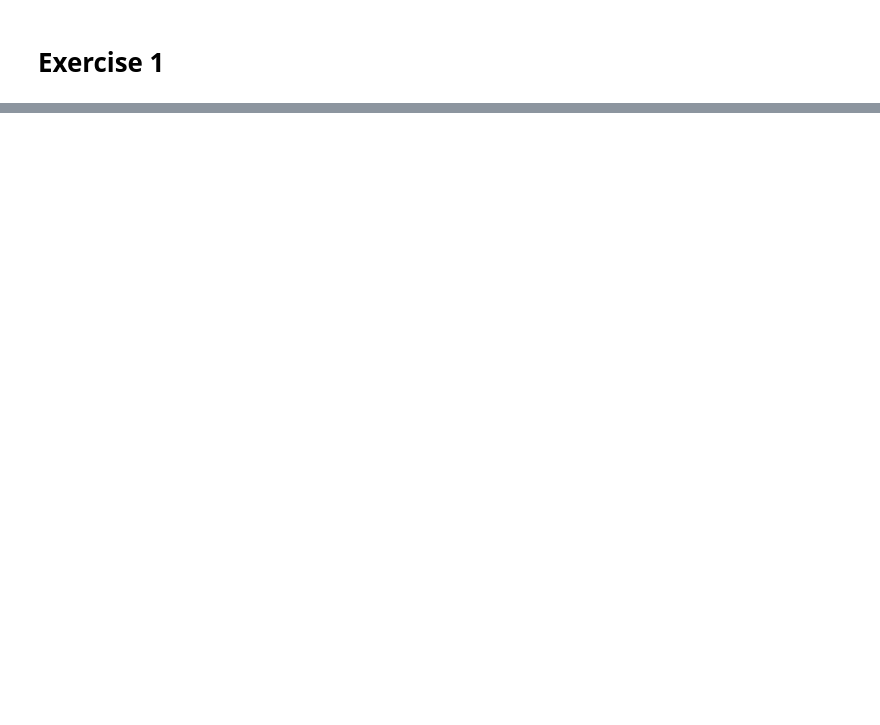
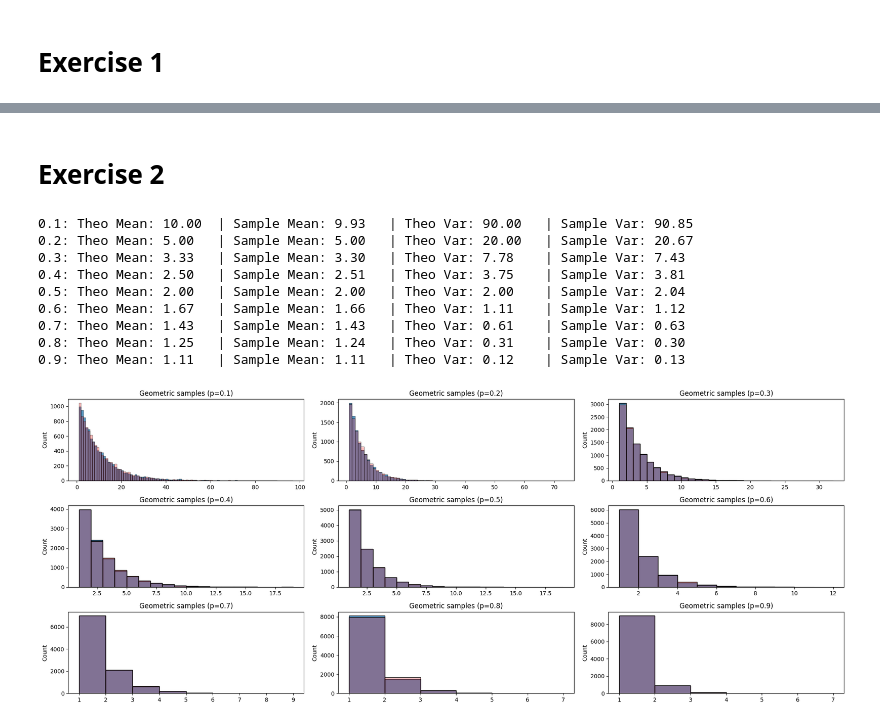
Before and after one commit to Neismo/StochasticSimulation, a Jupyter notebook: exercises.ipynb, the cells around one changed output, grey strips where cells are left out. Cells and saved outputs as stored; diff of their text form; code cells hidden in the pictures; blank space fills up the shorter version.

Commit message:
Exercise <= 5

```diff
--- a/exercises.ipynb
+++ b/exercises.ipynb
@@ -170,0 +159,46 @@ plt.show()
+# %% [markdown]
+# Exercise 2
+# %%
+NUM_OUTCOMES = 10_000
+P = 0.5
+
+samples_geometric = lambda n, p: [math.floor(math.log(random.random())/math.log(1 - p)) + 1 for _ in range(n)]
+
+# PLT figure with 10 subplots, each with a histogram of geometric samples for p in [0.1, 0.2, ..., 0.9]
+
+fig, axes = plt.subplots(3, 3, figsize=(20, 8))
+for p__ in range(1, 10):
+    p_ = p__ / 10
+    samples = samples_geometric(NUM_OUTCOMES, p_)
+    samples_builtin = scipy.stats.geom.rvs(p_, size=NUM_OUTCOMES)  # Built-in geometric samples for comparison
+    ax = axes[(p__ - 1) // 3, (p__ - 1) % 3]
+
+    # Theoretical mean and var
+    mean = 1 / (p_)
+    var = (1 - p_) / (p_) ** 2
+
+    # Sample mean and var
+    sample_mean = statistics.mean(samples)
+    sample_var = statistics.variance(samples, sample_mean)
+
+    print(f"{p_:.1f}: "
+      f"Theo Mean: {mean:<6.2f} | Sample Mean: {sample_mean:<6.2f} | "
+      f"Theo Var: {var:<6.2f}  | Sample Var: {sample_var:<6.2f}")
+
+    # Chi square test for fit most like the way to go
+
+    seaborn.histplot(samples, bins=range(1, max(samples)+1), ax=ax)
+    seaborn.histplot(samples_builtin, bins=range(1, max(samples_builtin)+1), ax=ax, color='red', alpha=0.25)
+    ax.set_title(f"Geometric samples (p={p_:.1f})")
+fig.tight_layout()
+# %% [output]
+0.1: Theo Mean: 10.00  | Sample Mean: 9.93   | Theo Var: 90.00   | Sample Var: 90.85
+0.2: Theo Mean: 5.00   | Sample Mean: 5.00   | Theo Var: 20.00   | Sample Var: 20.67
+0.3: Theo Mean: 3.33   | Sample Mean: 3.30   | Theo Var: 7.78    | Sample Var: 7.43
+0.4: Theo Mean: 2.50   | Sample Mean: 2.51   | Theo Var: 3.75    | Sample Var: 3.81
+0.5: Theo Mean: 2.00   | Sample Mean: 2.00   | Theo Var: 2.00    | Sample Var: 2.04
+0.6: Theo Mean: 1.67   | Sample Mean: 1.66   | Theo Var: 1.11    | Sample Var: 1.12
+0.7: Theo Mean: 1.43   | Sample Mean: 1.43   | Theo Var: 0.61    | Sample Var: 0.63
+0.8: Theo Mean: 1.25   | Sample Mean: 1.24   | Theo Var: 0.31    | Sample Var: 0.30
+0.9: Theo Mean: 1.11   | Sample Mean: 1.11   | Theo Var: 0.12    | Sample Var: 0.13
+[figure, added]
```
Also changed, not shown: parts of 36 cells of this notebook.
